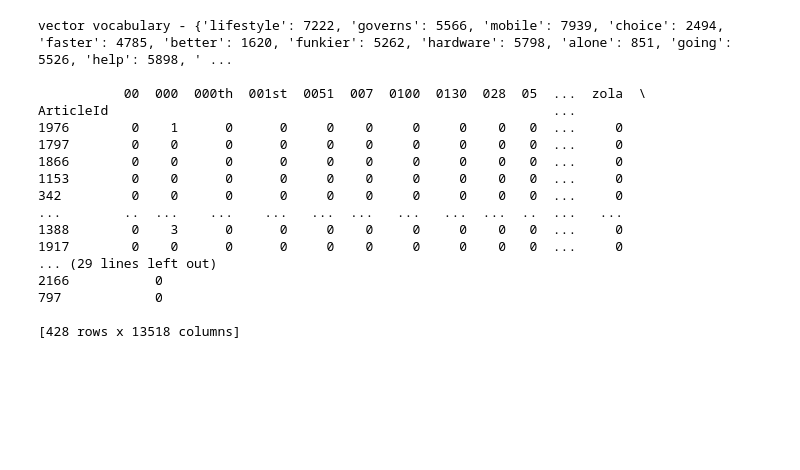
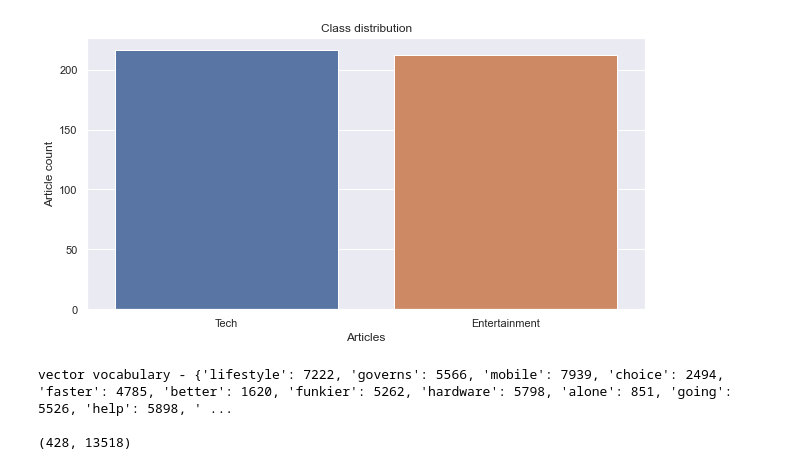
Before and after one commit to mattalajas/Assignment-3-Group-11, a Jupyter notebook: Model_Classification.ipynb, the cells around one changed output. Drawn from its saved outputs; the diff is of its cells as text; code cells hidden in the pictures; blank space fills up the shorter version.

```diff
--- a/Model_Classification.ipynb
+++ b/Model_Classification.ipynb
@@ -0,0 +49,23 @@
+# %%
+train_label_group = Y.groupby(Y)
+train_tech, train_entertain = train_label_group.get_group(0).index, train_label_group.get_group(1).index
+
+train_tech_sum = prep_X_count.loc[train_tech].sum().sort_values(ascending=False)
+train_entertain_sum = prep_X_count.loc[train_entertain].sum().sort_values(ascending=False)
+
+train_top_50_tech = train_tech_sum.head(50)
+train_top_50_entertain = train_entertain_sum.head(50)
+
+fig, ax = plt.subplots(ncols=2, figsize=(25, 8))
+ax[0] = sns.barplot(x=train_top_50_tech.index, y=train_top_50_tech.values, ax=ax[0])
+ax[0].set_xlabel('Top 50 words')
+ax[0].set_ylabel('Word count')
+ax[0].set_title('Term frequency in tech category')
+ax[0].tick_params(labelrotation=90)
+
+ax[1] = sns.barplot(x=train_top_50_entertain.index, y=train_top_50_entertain.values, ax=ax[1])
+ax[1].set_xlabel('Top 50 words')
+ax[1].set_ylabel('Word count')
+ax[1].set_title('Term frequency in entertainment category')
+ax[1].tick_params(labelrotation=90)
+plt.show()
@@ -1,16 +74,16 @@
+# %%
+sns.set(rc = {'figure.figsize':(10,5)})
+plot = sns.barplot(x=['Tech', 'Entertainment'], y=[train_tech.size, train_entertain.size])
+plot.set_xlabel('Articles')
+plot.set_ylabel('Article count')
+plot.set_title('Class distribution')
+plt.show()
+# %% [output]
+[figure, added]
 # %%
-import numpy as np
-import pandas as pd
-import matplotlib.pylab as plt
-import seaborn as sns
-from sklearn.feature_extraction.text import CountVectorizer
-
-df = pd.read_csv('A3/train.csv', index_col='ArticleId')
-X = df['Text']
-df.head()
-
-vectorizer = CountVectorizer()
+vectorizer = TfidfVectorizer()
 vectorizer.fit(X)
+# summarize
 print(f'vector vocabulary - {vectorizer.vocabulary_}\n')
 
 # encode document
@@ -18,26 +91,12 @@ vector = vectorizer.transform(X)
 """ print(f'features\n {vectorizer.get_feature_names_out()}\n')
 # summarize encoded vector
 print(f'vector shape: {vector.shape}\n')
-print(f'article vector\n {vector.toarray()}')
- """
+print(f'article vector\n {vector.toarray()}') """
+
 prep_X = pd.DataFrame(vector.toarray(), columns=sorted(vectorizer.vocabulary_), index=X.index)
-print(prep_X)
+print(prep_X.shape)
 # %% [output]
 vector vocabulary - {'lifestyle': 7222, 'governs': 5566, 'mobile': 7939, 'choice': 2494, 'faster': 4785, 'better': 1620, 'funkier': 5262, 'hardware': 5798, 'alone': 851, 'going': 5526, 'help': 5898, ' ...
 
-           00  000  000th  001st  0051  007  0100  0130  028  05  ...  zola  \
-ArticleId                                                         ...
-1976        0    1      0      0     0    0     0     0    0   0  ...     0
-1797        0    0      0      0     0    0     0     0    0   0  ...     0
-1866        0    0      0      0     0    0     0     0    0   0  ...     0
-1153        0    0      0      0     0    0     0     0    0   0  ...     0
-342         0    0      0      0     0    0     0     0    0   0  ...     0
-...        ..  ...    ...    ...   ...  ...   ...   ...  ...  ..  ...   ...
-1388        0    3      0      0     0    0     0     0    0   0  ...     0
-1917        0    0      0      0     0    0     0     0    0   0  ...     0
-... (29 lines left out)
-2166           0
-797            0
-
-[428 rows x 13518 columns]
+(428, 13518)
 # %%
```
Also changed, not shown: parts of 7 cells of this notebook.
